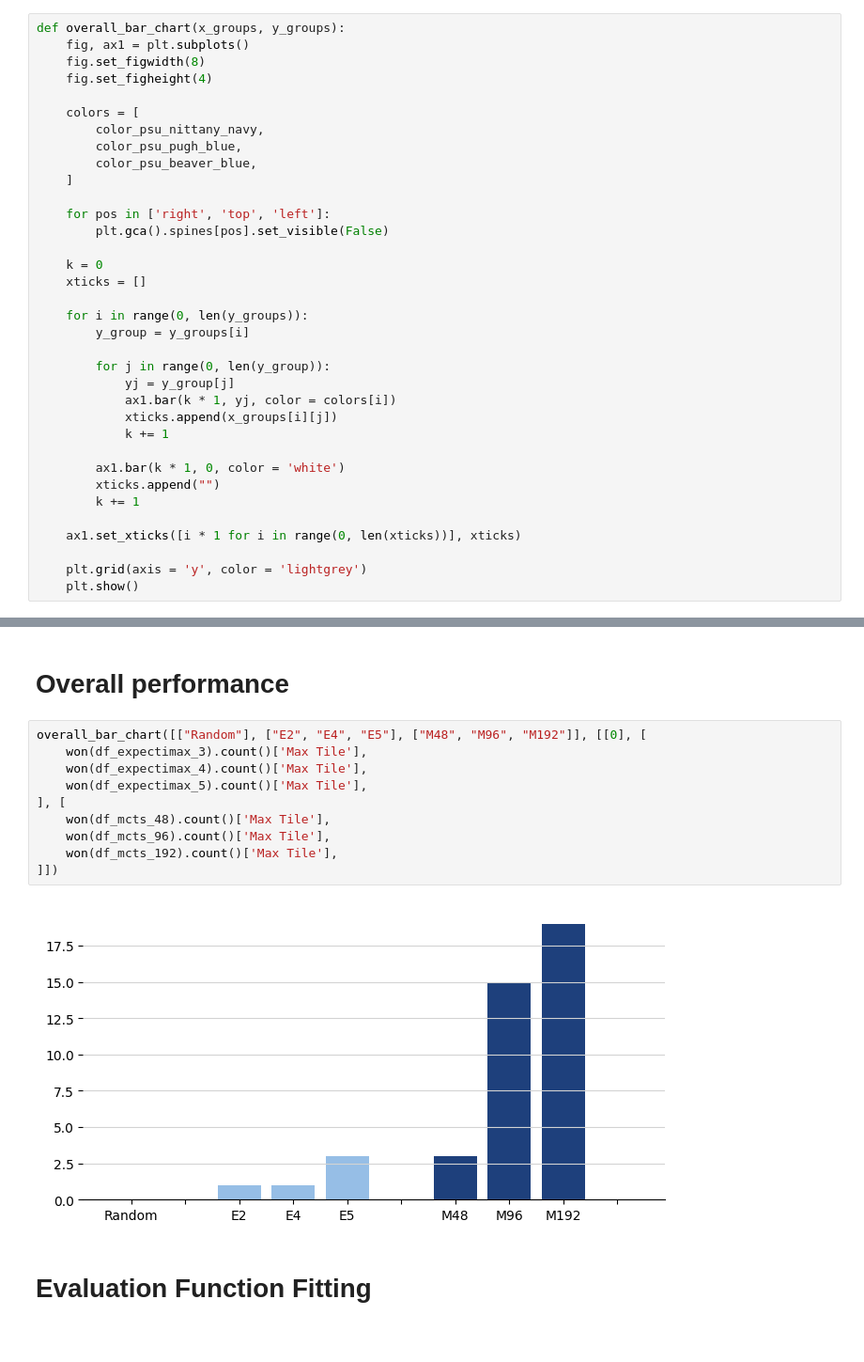
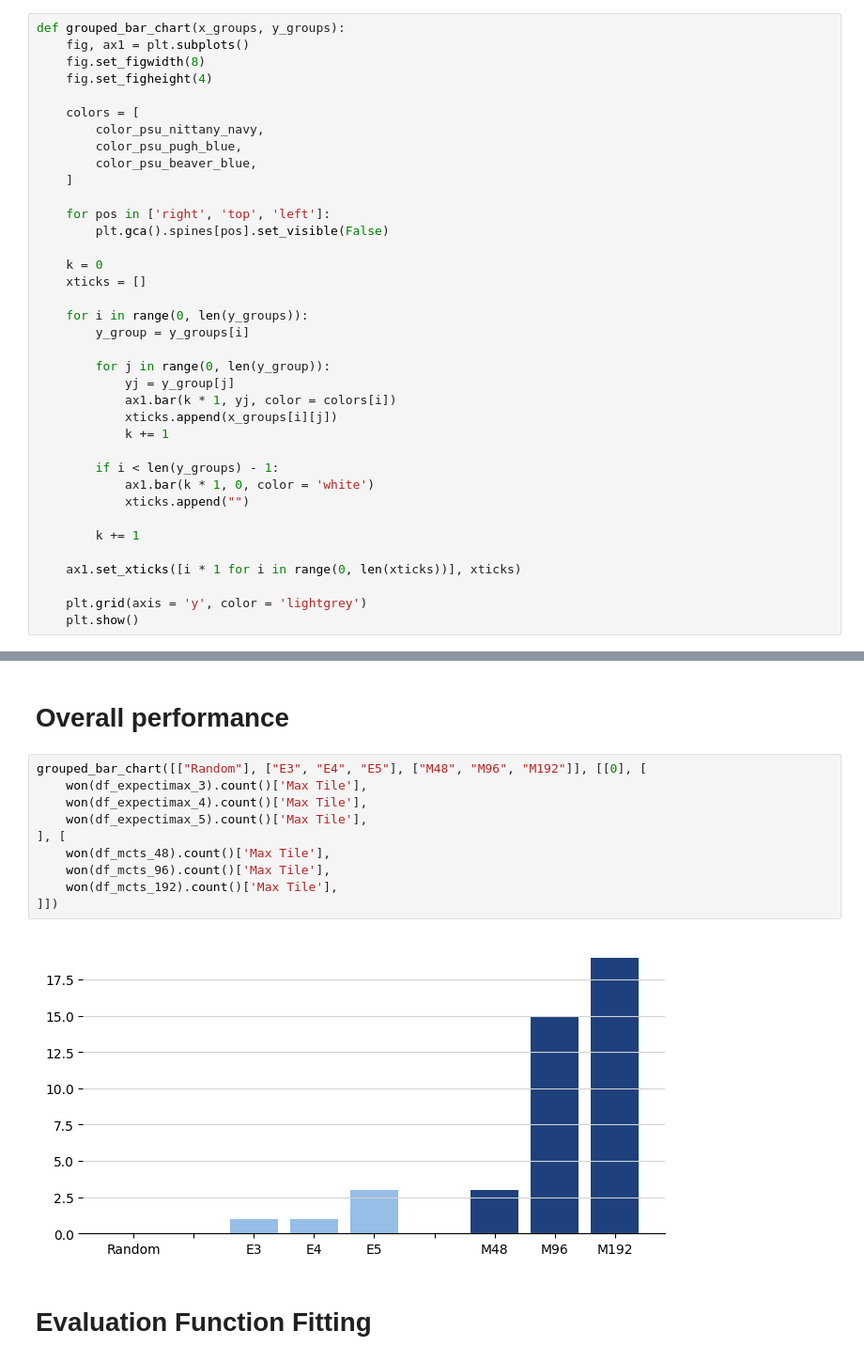
Before and after one commit to PSU-AI801-Group1-Fall-2024/2048-experiments, a Jupyter notebook: data-synthensis.ipynb, the cells around one changed output, grey strips where cells are left out. Shown at 94% size. Saved outputs shown, nothing was run; the diff lists cells and outputs as text.

Commit message:
added graph for overall performance

```diff
--- a/data-synthensis.ipynb
+++ b/data-synthensis.ipynb
@@ -57,7 +57,7 @@ def bar_chart(x, y):
     plt.grid(axis = 'y', color = 'lightgrey')
     plt.show()
 # %%
-def overall_bar_chart(x_groups, y_groups):
+def grouped_bar_chart(x_groups, y_groups):
     fig, ax1 = plt.subplots()
     fig.set_figwidth(8)
     fig.set_figheight(4)
@@ -83,8 +83,10 @@ def overall_bar_chart(x_groups, y_groups):
             xticks.append(x_groups[i][j])
             k += 1
 
-        ax1.bar(k * 1, 0, color = 'white')
-        xticks.append("")
+        if i < len(y_groups) - 1:
+            ax1.bar(k * 1, 0, color = 'white')
+            xticks.append("")
+
         k += 1
 
     ax1.set_xticks([i * 1 for i in range(0, len(xticks))], xticks)
@@ -109,17 +111,17 @@ df_mcts_eval = pd.read_csv('./data/eval-mcts-48.csv').set_axis(['id', '0', '1',
 # %% [markdown]
 # Overall performance
 # %%
-overall_bar_chart([["Random"], ["E2", "E4", "E5"], ["M48", "M96", "M192"]], [[0], [
+grouped_bar_chart([["Random"], ["E3", "E4", "E5"], ["M48", "M96", "M192"]], [[0], [
     won(df_expectimax_3).count()['Max Tile'],
     won(df_expectimax_4).count()['Max Tile'],
     won(df_expectimax_5).count()['Max Tile'],
 ], [
     won(df_mcts_48).count()['Max Tile'],
     won(df_mcts_96).count()['Max Tile'],
     won(df_mcts_192).count()['Max Tile'],
 ]])
 # %% [output]
-[figure, old version]
+[figure, new version]
 # %% [markdown]
 # Evaluation Function Fitting
 # %% [markdown]
```
